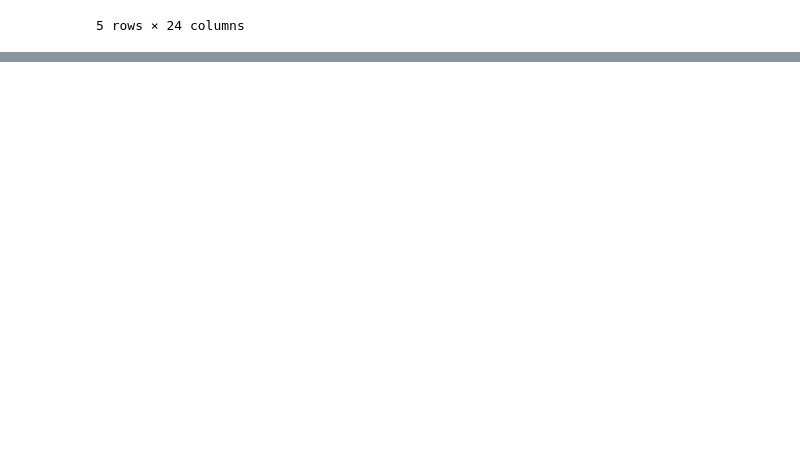
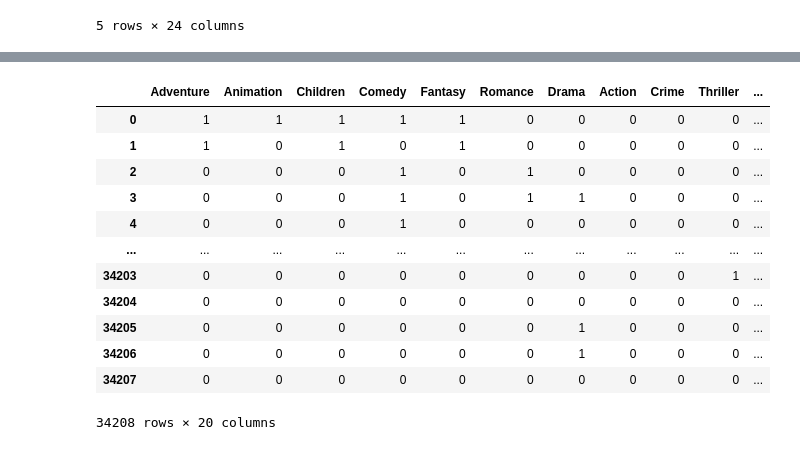
Before and after one commit to MohammadSAzar/MachineLearning-Maktankhooneh-Course-, a Jupyter notebook: S5/Content/ContentRecom.ipynb, the cells around one changed output, grey strips where cells are left out. Saved outputs shown, nothing was run; the diff lists cells and outputs as text; code cells hidden in the pictures; blank space fills up the shorter version.

```diff
--- a/S5/Content/ContentRecom.ipynb
+++ b/S5/Content/ContentRecom.ipynb
@@ -108,0 +234,18 @@ ServerApp.rate_limit_window=3.0 (secs)
+# %%
+genres = movies_df.drop(['movieId', 'title', 'genres', 'year'], axis=1)
+
+genres
+# %% [output]
+|  | Adventure | Animation | Children | Comedy | Fantasy | Romance | Drama | Action | Crime | Thriller | ... |
+| 0 | 1 | 1 | 1 | 1 | 1 | 0 | 0 | 0 | 0 | 0 | ... |
+| 1 | 1 | 0 | 1 | 0 | 1 | 0 | 0 | 0 | 0 | 0 | ... |
+| 2 | 0 | 0 | 0 | 1 | 0 | 1 | 0 | 0 | 0 | 0 | ... |
+| 3 | 0 | 0 | 0 | 1 | 0 | 1 | 1 | 0 | 0 | 0 | ... |
+| 4 | 0 | 0 | 0 | 1 | 0 | 0 | 0 | 0 | 0 | 0 | ... |
+| ... | ... | ... | ... | ... | ... | ... | ... | ... | ... | ... | ... |
+| 34203 | 0 | 0 | 0 | 0 | 0 | 0 | 0 | 0 | 0 | 1 | ... |
+| 34204 | 0 | 0 | 0 | 0 | 0 | 0 | 0 | 0 | 0 | 0 | ... |
+| 34205 | 0 | 0 | 0 | 0 | 0 | 0 | 1 | 0 | 0 | 0 | ... |
+| 34206 | 0 | 0 | 0 | 0 | 0 | 0 | 1 | 0 | 0 | 0 | ... |
+| 34207 | 0 | 0 | 0 | 0 | 0 | 0 | 0 | 0 | 0 | 0 | ... |
+34208 rows × 20 columns
```
Also changed, not shown: parts of 18 cells of this notebook.
